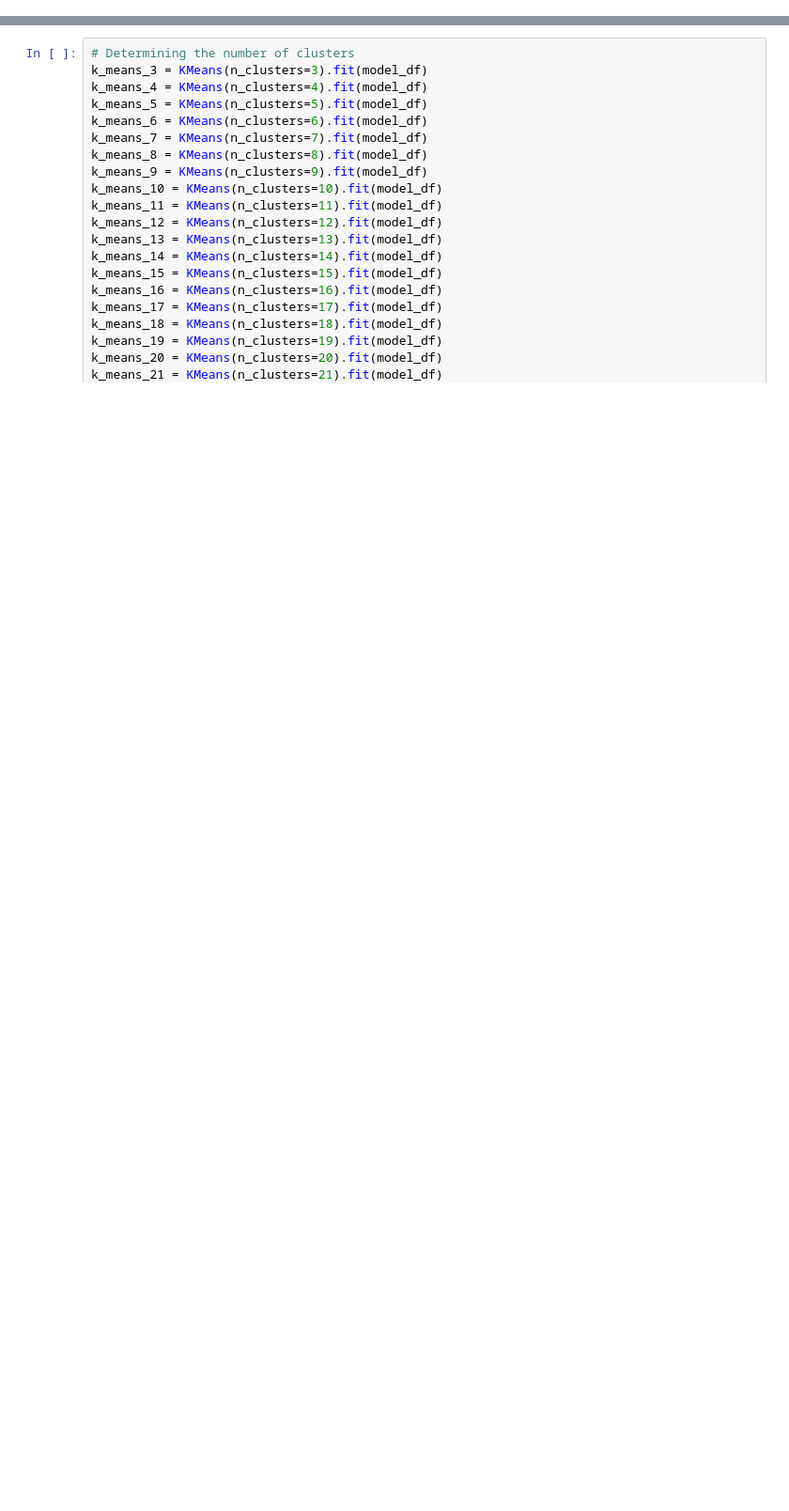
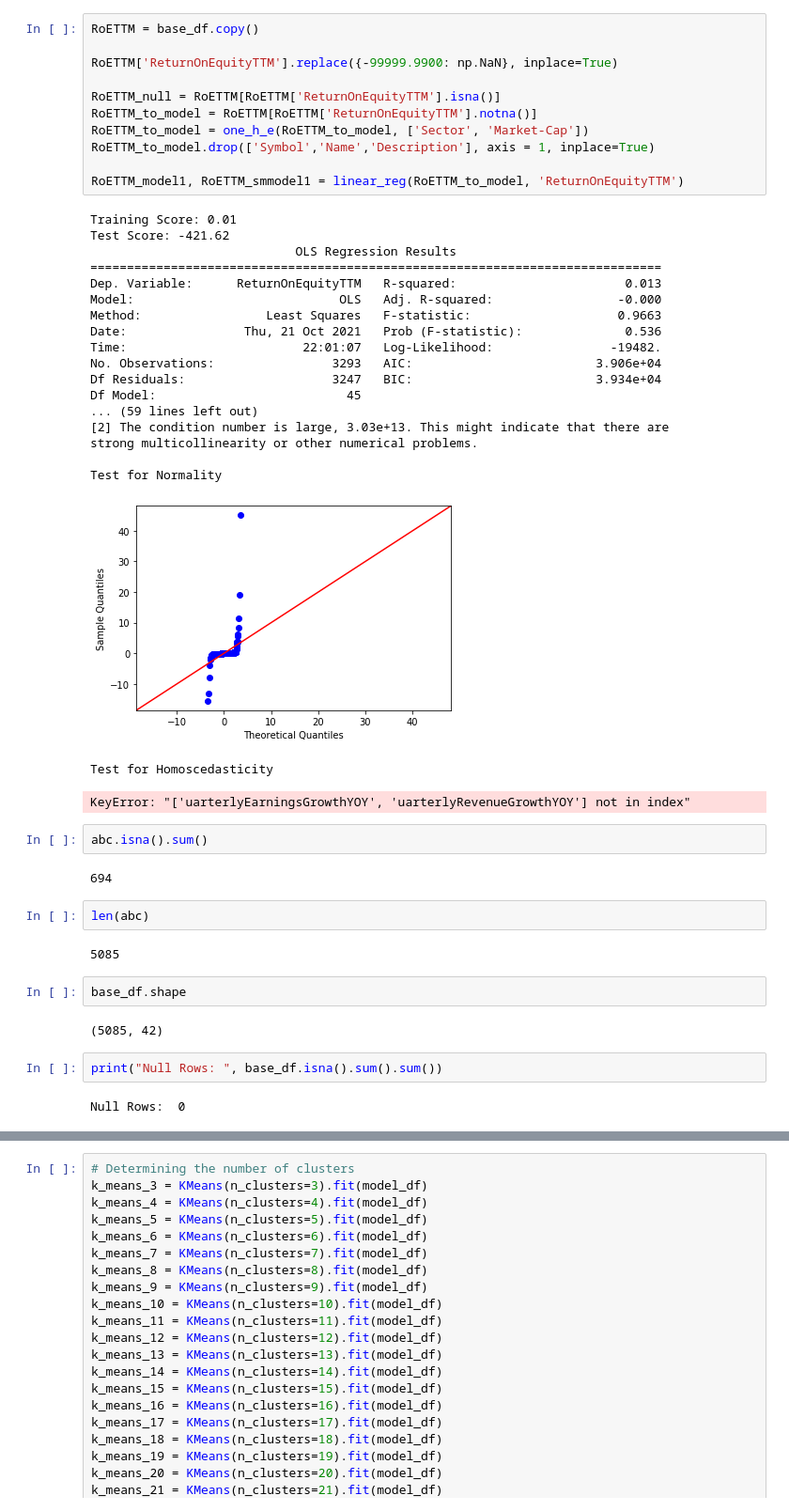
Before and after one commit to AndroTi/Redefining-Benchmarks-Capstone-Project, a Jupyter notebook: Capstone_Project.ipynb, the cells around one changed output, grey strips where cells are left out. Shown at 94% size. Cells and saved outputs as stored; diff of their text form; blank space fills up the shorter version.

```diff
--- a/Capstone_Project.ipynb
+++ b/Capstone_Project.ipynb
@@ -67,0 +449,48 @@ model_df
+# %%
+RoETTM = base_df.copy()
+
+RoETTM['ReturnOnEquityTTM'].replace({-99999.9900: np.NaN}, inplace=True)
+
+RoETTM_null = RoETTM[RoETTM['ReturnOnEquityTTM'].isna()]
+RoETTM_to_model = RoETTM[RoETTM['ReturnOnEquityTTM'].notna()]
+RoETTM_to_model = one_h_e(RoETTM_to_model, ['Sector', 'Market-Cap'])
+RoETTM_to_model.drop(['Symbol','Name','Description'], axis = 1, inplace=True)
+
+RoETTM_model1, RoETTM_smmodel1 = linear_reg(RoETTM_to_model, 'ReturnOnEquityTTM')
+# %% [output]
+Training Score: 0.01
+Test Score: -421.62
+                            OLS Regression Results
+==============================================================================
+Dep. Variable:      ReturnOnEquityTTM   R-squared:                       0.013
+Model:                            OLS   Adj. R-squared:                 -0.000
+Method:                 Least Squares   F-statistic:                    0.9663
+Date:                Thu, 21 Oct 2021   Prob (F-statistic):              0.536
+Time:                        22:01:07   Log-Likelihood:                -19482.
+No. Observations:                3293   AIC:                         3.906e+04
+Df Residuals:                    3247   BIC:                         3.934e+04
+Df Model:                          45
+... (59 lines left out)
+[2] The condition number is large, 3.03e+13. This might indicate that there are
+strong multicollinearity or other numerical problems.
+
+Test for Normality
+[figure, added]
+Test for Homoscedasticity
+KeyError: "['uarterlyEarningsGrowthYOY', 'uarterlyRevenueGrowthYOY'] not in index"
+# %%
+abc.isna().sum()
+# %% [output]
+694
+# %%
+len(abc)
+# %% [output]
+5085
+# %%
+base_df.shape
+# %% [output]
+(5085, 42)
+# %%
+print("Null Rows: ", base_df.isna().sum().sum())
+# %% [output]
+Null Rows:  0
```
Also changed, not shown: parts of 89 cells of this notebook, 2 other files.
